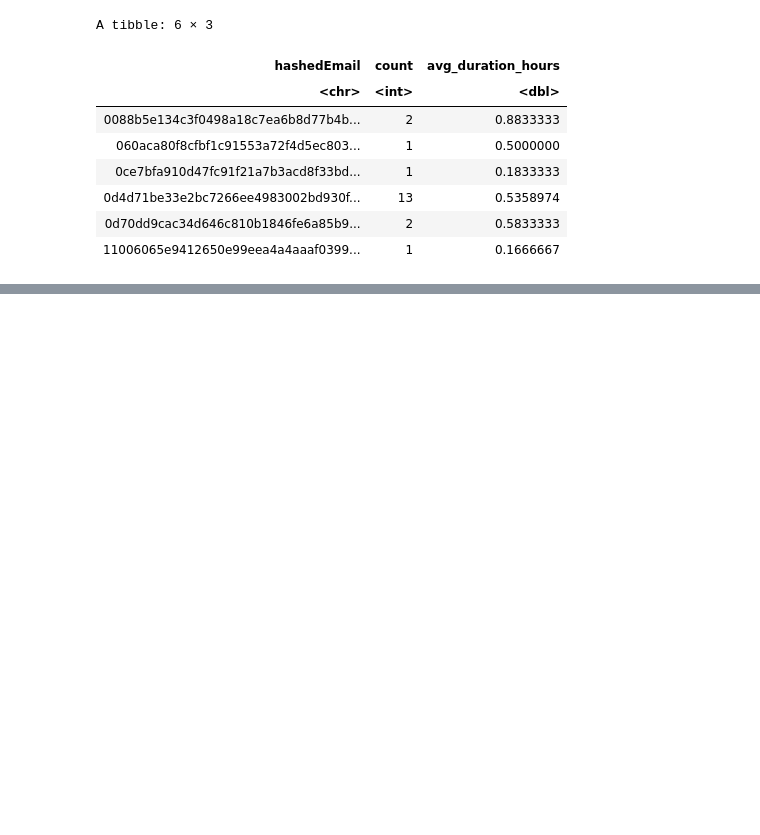
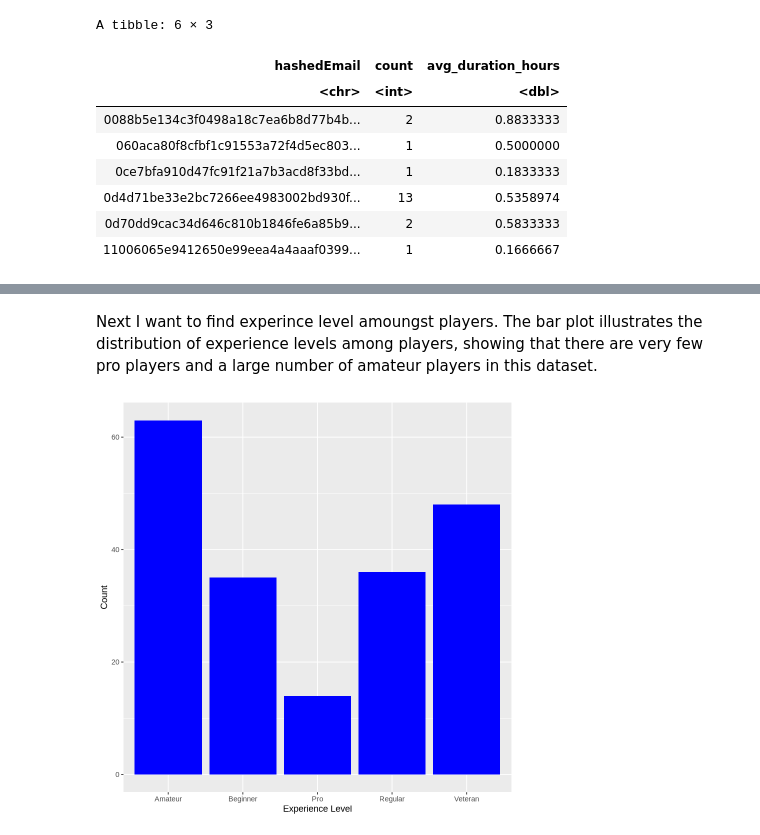
Before and after one commit to E000H/dsci-100-2025-group-008-22-, a Jupyter notebook: individual_project.ipynb, the cells around one changed output, grey strips where cells are left out. Cells and saved outputs as stored; diff of their text form; code cells hidden in the pictures; blank space fills up the shorter version.

```diff
--- a/individual_project.ipynb
+++ b/individual_project.ipynb
@@ -111,0 +126,13 @@ A tibble: 6 × 3
+# %% [markdown]
+Next I want to find experince level amoungst players. The bar plot illustrates the distribution of experience levels among players, showing that there are very few pro players and a large number of amateur players in this dataset.
+# %%
+experience_counts <- players |>
+  count(experience)
+
+experience_plot <- ggplot(experience_counts, aes(x = experience, y = n)) +
+  geom_bar(stat = "identity", fill = "blue") +
+  labs(x = "Experience Level", y = "Count")
+
+experience_plot
+# %% [output]
+[figure, added]
```
Also changed, not shown: parts of 4 cells of this notebook.
